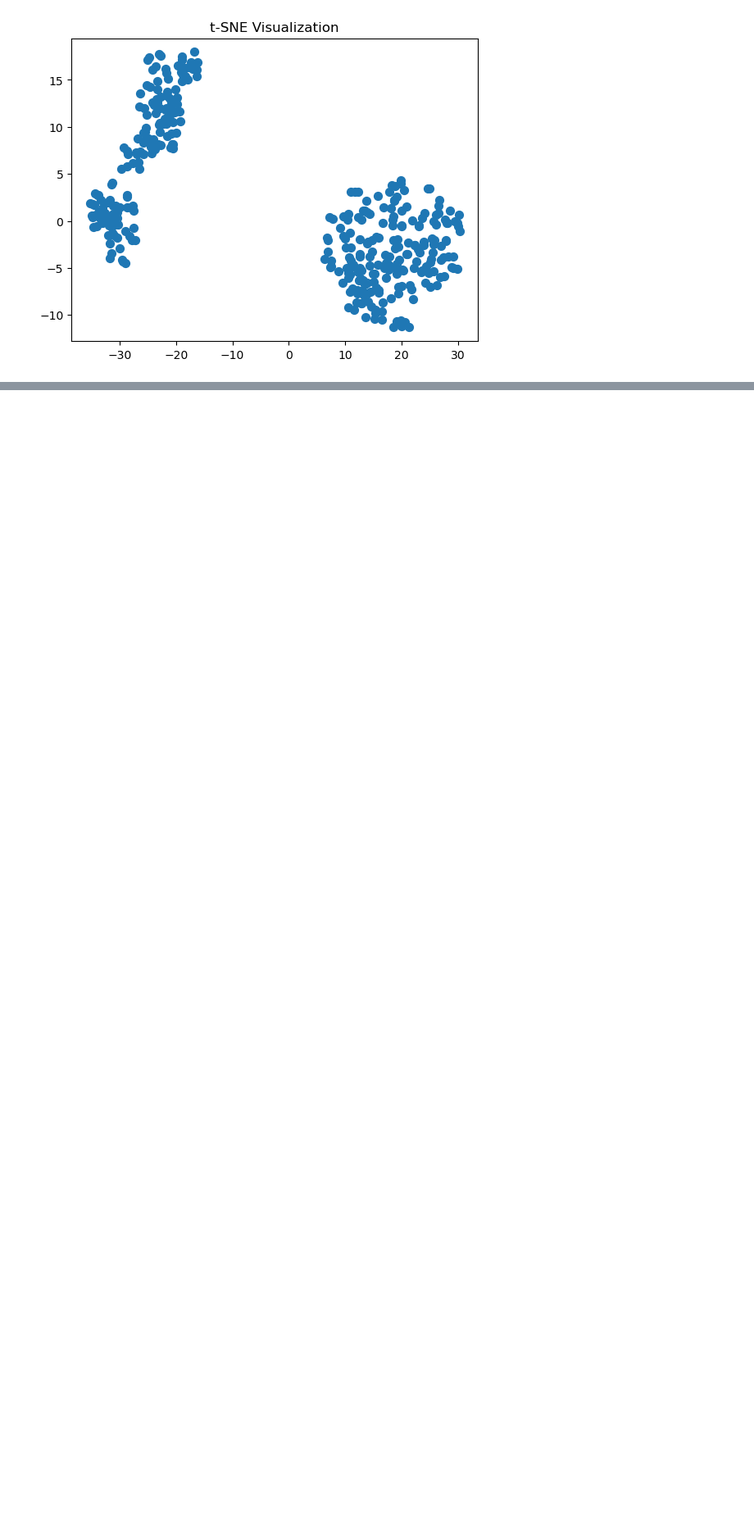
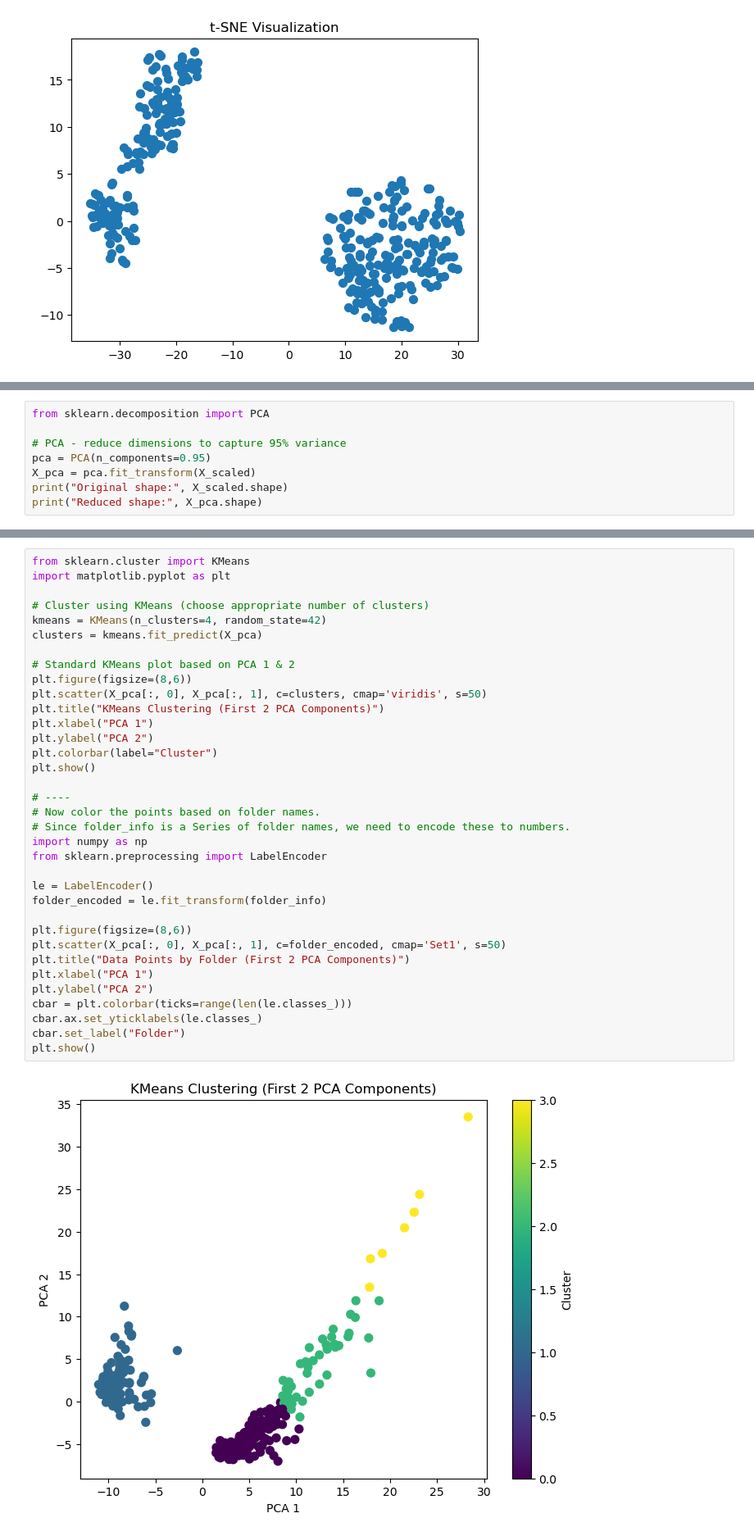
Before and after one commit to ByteCommitter/Nuclear-Feature-Extractor, a Jupyter notebook: notebooks/Classification/Classification.ipynb, the cells around one changed output, grey strips where cells are left out. Shown at 82% size. Drawn from its saved outputs; the diff is of its cells as text; blank space fills up the shorter version.

```diff
--- a/notebooks/Classification/Classification.ipynb
+++ b/notebooks/Classification/Classification.ipynb
@@ -307,0 +504,8 @@ plt.show()
+# %%
+from sklearn.decomposition import PCA
+
+# PCA - reduce dimensions to capture 95% variance
+pca = PCA(n_components=0.95)
+X_pca = pca.fit_transform(X_scaled)
+print("Original shape:", X_scaled.shape)
+print("Reduced shape:", X_pca.shape)
@@ -307,0 +515,37 @@ plt.show()
+# %%
+from sklearn.cluster import KMeans
+import matplotlib.pyplot as plt
+
+# Cluster using KMeans (choose appropriate number of clusters)
+kmeans = KMeans(n_clusters=4, random_state=42)
+clusters = kmeans.fit_predict(X_pca)
+
+# Standard KMeans plot based on PCA 1 & 2
+plt.figure(figsize=(8,6))
+plt.scatter(X_pca[:, 0], X_pca[:, 1], c=clusters, cmap='viridis', s=50)
+plt.title("KMeans Clustering (First 2 PCA Components)")
+plt.xlabel("PCA 1")
+plt.ylabel("PCA 2")
+plt.colorbar(label="Cluster")
+plt.show()
+
+# ----
+# Now color the points based on folder names.
+# Since folder_info is a Series of folder names, we need to encode these to numbers.
+import numpy as np
+from sklearn.preprocessing import LabelEncoder
+
+le = LabelEncoder()
+folder_encoded = le.fit_transform(folder_info)
+
+plt.figure(figsize=(8,6))
+plt.scatter(X_pca[:, 0], X_pca[:, 1], c=folder_encoded, cmap='Set1', s=50)
+plt.title("Data Points by Folder (First 2 PCA Components)")
+plt.xlabel("PCA 1")
+plt.ylabel("PCA 2")
+cbar = plt.colorbar(ticks=range(len(le.classes_)))
+cbar.ax.set_yticklabels(le.classes_)
+cbar.set_label("Folder")
+plt.show()
+# %% [output]
+[figure, added]
```
Also changed, not shown: parts of 9 cells of this notebook.
